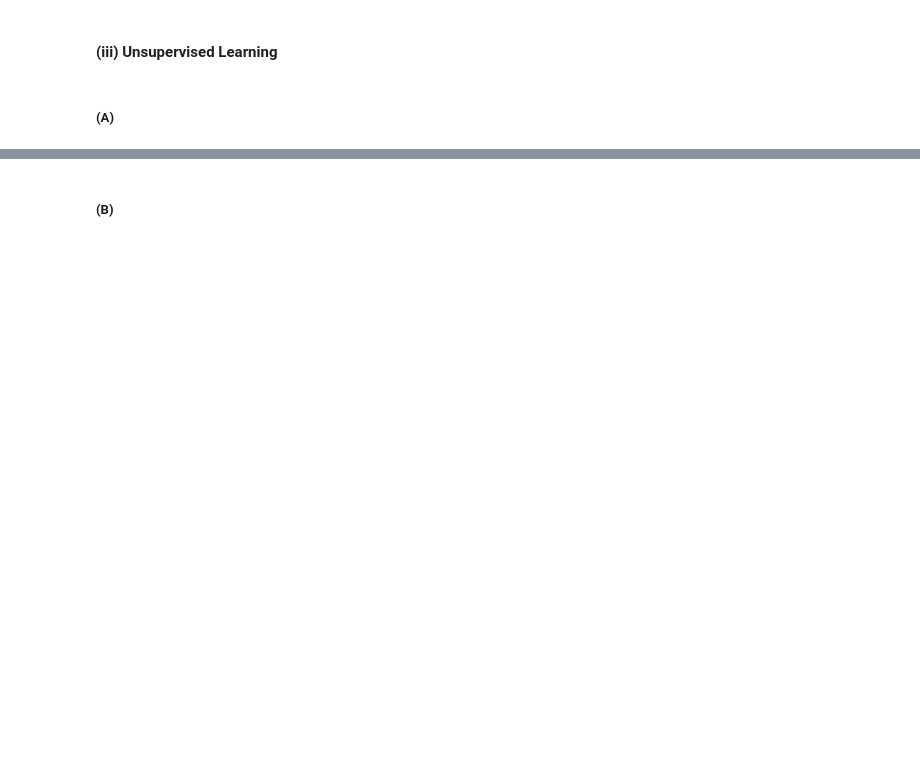
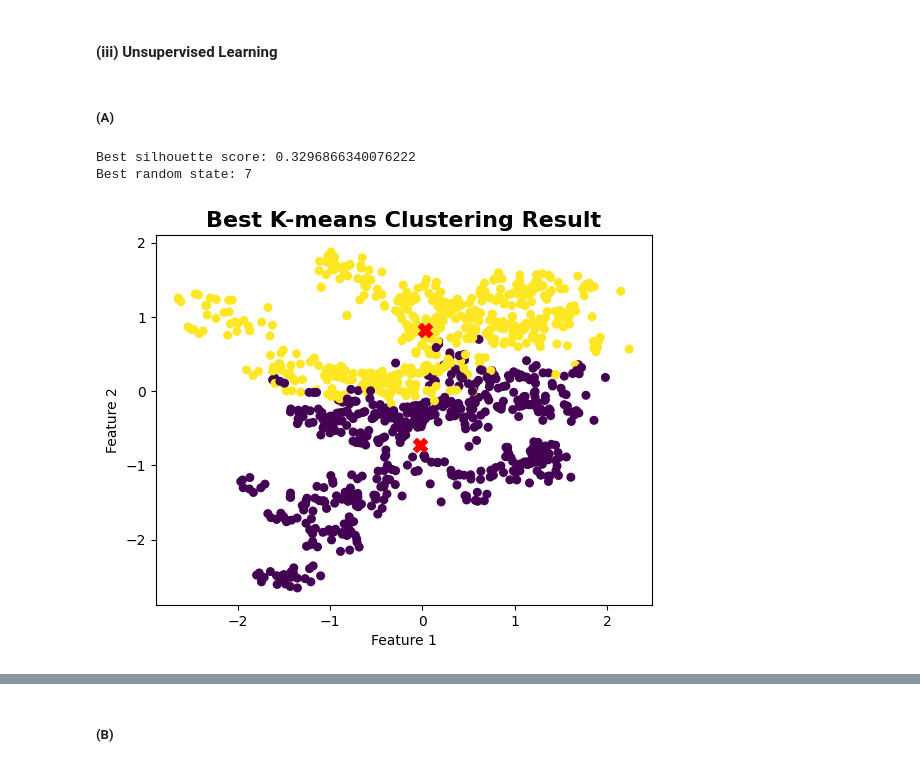
Before and after one commit to MONA100421/DSCI552_Supervised-Semi-Supervised-Active-Learning, a Jupyter notebook: notebook/Weng_Chenyi_HW8.ipynb, the cells around one changed output, grey strips where cells are left out. Drawn from its saved outputs; the diff is of its cells as text; code cells hidden in the pictures; blank space fills up the shorter version.

```diff
--- a/notebook/Weng_Chenyi_HW8.ipynb
+++ b/notebook/Weng_Chenyi_HW8.ipynb
@@ -26,3 +479,39 @@ Import packages
 #### (iii) Unsupervised Learning
 # %% [markdown]
 ##### (A)
+# %%
+from sklearn.cluster import KMeans
+from sklearn.metrics import silhouette_score
+import numpy as np
+import matplotlib.pyplot as plt
+
+
+# Run K-means multiple times with different random states
+best_score = -1
+best_kmeans = None
+scores = []
+
+for seed in range(10):  # Run 10 times to avoid local minimum
+    kmeans = KMeans(n_clusters=2, init='k-means++', n_init=1, random_state=seed)
+    kmeans.fit(X_train_scaled)
+    labels = kmeans.labels_
+    score = silhouette_score(X_train_scaled, labels)
+    scores.append((seed, score))
+
+    if score > best_score:
+        best_score = score
+        best_kmeans = kmeans
+
+print("Best silhouette score:", best_score)
+print("Best random state:", [s[0] for s in scores if s[1] == best_score][0])
+
+plt.scatter(X_train_scaled[:, 0], X_train_scaled[:, 1], c=best_kmeans.labels_, cmap='viridis', s=30)
+plt.scatter(best_kmeans.cluster_centers_[:, 0], best_kmeans.cluster_centers_[:, 1], c='red', marker='X', s=100)
+plt.title("Best K-means Clustering Result", fontsize=16, fontweight="bold")
+plt.xlabel("Feature 1")
+plt.ylabel("Feature 2")
+plt.show()
+# %% [output]
+Best silhouette score: 0.3296866340076222
+Best random state: 7
+[figure, added]
```
Also changed, not shown: parts of 25 cells of this notebook.
